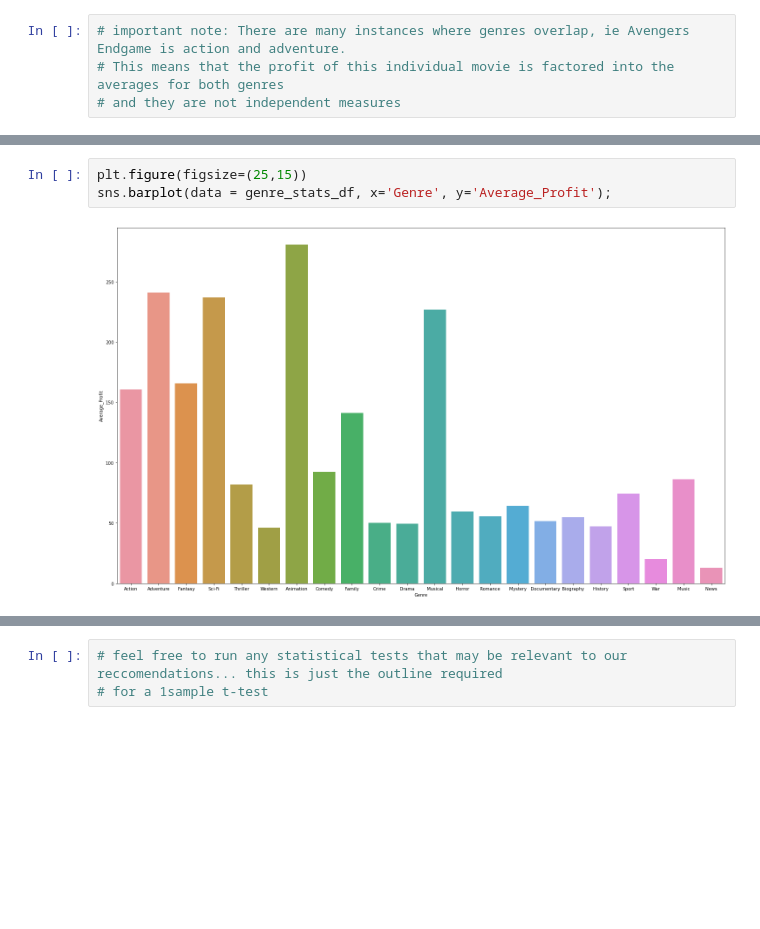
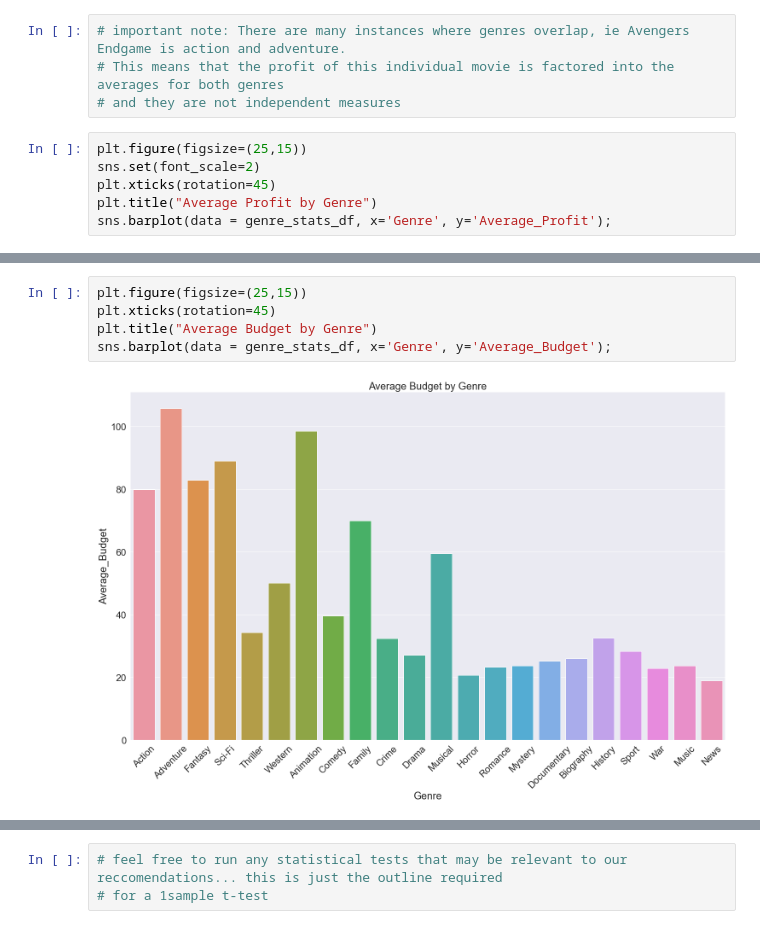
Before and after one commit to mrodberg/Pod1Capstone, a Jupyter notebook: Primary Notebook.ipynb, the cells around one changed output, grey strips where cells are left out. Saved outputs shown, nothing was run; the diff lists cells and outputs as text; blank space fills up the shorter version.

Commit message:
Updated graphs

```diff
--- a/Primary Notebook.ipynb
+++ b/Primary Notebook.ipynb
@@ -155,3 +157,9 @@ genre_stats_df
 # important note: There are many instances where genres overlap, ie Avengers Endgame is action and adventure.
 # This means that the profit of this individual movie is factored into the averages for both genres
 # and they are not independent measures
+# %%
+plt.figure(figsize=(25,15))
+sns.set(font_scale=2)
+plt.xticks(rotation=45)
+plt.title("Average Profit by Genre")
+sns.barplot(data = genre_stats_df, x='Genre', y='Average_Profit');
@@ -158,7 +168,9 @@ genre_stats_df
 # %%
 plt.figure(figsize=(25,15))
-sns.barplot(data = genre_stats_df, x='Genre', y='Average_Profit');
+plt.xticks(rotation=45)
+plt.title("Average Budget by Genre")
+sns.barplot(data = genre_stats_df, x='Genre', y='Average_Budget');
 # %% [output]
-[figure, old version]
+[figure, new version]
 # %%
 plt.figure(figsize=(25,15))
```
Also changed, not shown: parts of 7 cells of this notebook.
